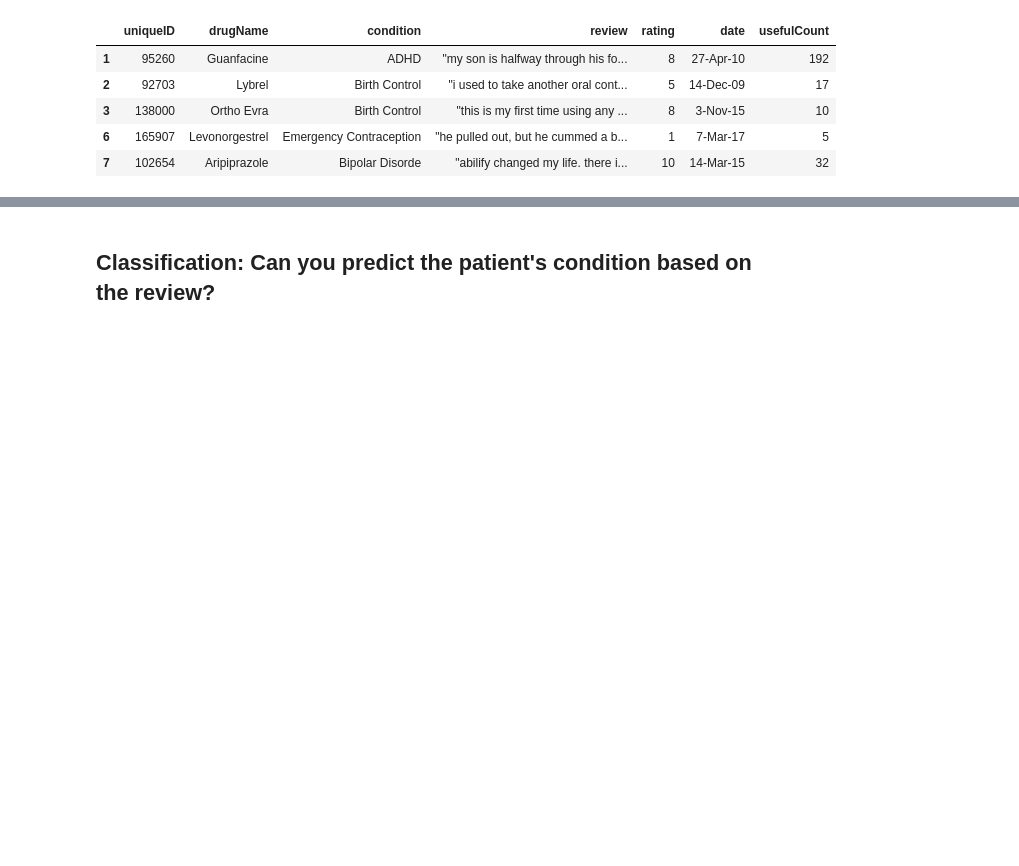
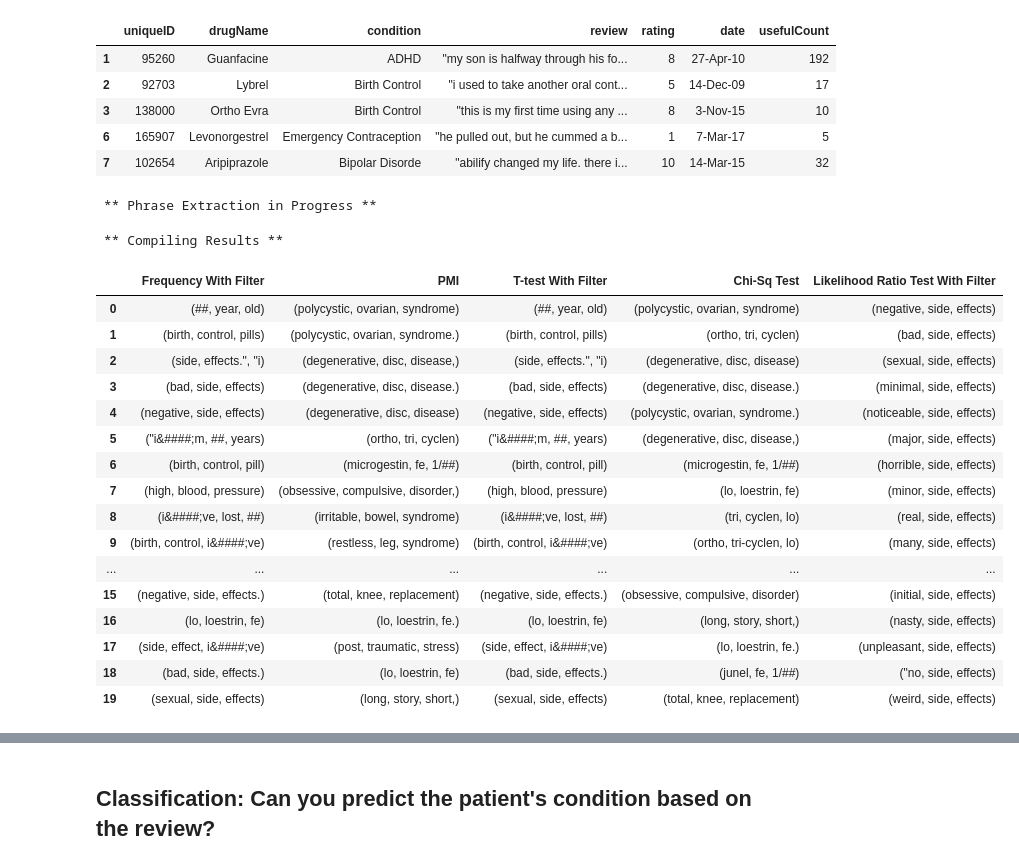
Before and after one commit to 99sbr/NLP-house, a Jupyter notebook: StarSpace/Star Space.ipynb, the cells around one changed output, grey strips where cells are left out. Saved outputs shown, nothing was run; the diff lists cells and outputs as text; code cells hidden in the pictures; blank space fills up the shorter version.

```diff
--- a/StarSpace/Star Space.ipynb
+++ b/StarSpace/Star Space.ipynb
@@ -152,3 +150,16 @@ df_all.head()
 | 3 | 138000 | Ortho Evra | Birth Control | "this is my first time using any ... | 8 | 3-Nov-15 | 10 |
 | 6 | 165907 | Levonorgestrel | Emergency Contraception | "he pulled out, but he cummed a b... | 1 | 7-Mar-17 | 5 |
 | 7 | 102654 | Aripiprazole | Bipolar Disorde | "abilify changed my life. there i... | 10 | 14-Mar-15 | 32 |
+# %%
+df_all_6_10 = df_all[df_all["rating"]>5]
+
+
+df_all_1_5 = df_all[df_all["rating"]<6]
+# %%
+split_reviews_6_10 = df_all_6_10["review"].str.split()
+# turn all text' tokens into one single list
+unlist_reviews_6_10 = [item for items in split_reviews_6_10 for item in items]
+
+split_reviews_1_5 = df_all_1_5["review"].str.split()
+# turn all text' tokens into one single list
+unlist_reviews_1_5 = [item for items in split_reviews_1_5 for item in items]
@@ -154,0 +253,42 @@ df_all.head()
+# %%
+bigrams = nltk.collocations.BigramAssocMeasures()
+trigrams = nltk.collocations.TrigramAssocMeasures()
+bigramFinder = nltk.collocations.BigramCollocationFinder.from_words(
+    unlist_reviews_6_10)
+trigramFinder = nltk.collocations.TrigramCollocationFinder.from_words(
+    unlist_reviews_6_10)
+
+print('\n ** Phrase Extraction in Progress ** \n ')
+freq_tri = freq_trigram_finder(trigramFinder)
+pmi_tri = pmi_trigram_finder(trigramFinder, trigrams)
+t_tri = ttest_trigram_finder(trigramFinder, trigrams)
+chi_tri = chi_trigram_finder(trigramFinder, trigrams)
+lik_tri = likelihood_trigram_finder(trigramFinder, trigrams)
+# %% [output]
+ ** Phrase Extraction in Progress **
+# %%
+print('\n ** Compiling Results ** \n')
+trigramsCompare_6_10 = pd.DataFrame(
+    [freq_tri, pmi_tri, t_tri, chi_tri, lik_tri]).T
+trigramsCompare_6_10.columns = ['Frequency With Filter', 'PMI', 'T-test With Filter', 'Chi-Sq Test',
+                           'Likelihood Ratio Test With Filter']
+trigramsCompare_6_10
+# %% [output]
+ ** Compiling Results **
+|  | Frequency With Filter | PMI | T-test With Filter | Chi-Sq Test | Likelihood Ratio Test With Filter |
+| 0 | (##, year, old) | (polycystic, ovarian, syndrome) | (##, year, old) | (polycystic, ovarian, syndrome) | (negative, side, effects) |
+| 1 | (birth, control, pills) | (polycystic, ovarian, syndrome.) | (birth, control, pills) | (ortho, tri, cyclen) | (bad, side, effects) |
+| 2 | (side, effects.", "i) | (degenerative, disc, disease,) | (side, effects.", "i) | (degenerative, disc, disease) | (sexual, side, effects) |
+| 3 | (bad, side, effects) | (degenerative, disc, disease.) | (bad, side, effects) | (degenerative, disc, disease.) | (minimal, side, effects) |
+| 4 | (negative, side, effects) | (degenerative, disc, disease) | (negative, side, effects) | (polycystic, ovarian, syndrome.) | (noticeable, side, effects) |
+| 5 | ("i&####;m, ##, years) | (ortho, tri, cyclen) | ("i&####;m, ##, years) | (degenerative, disc, disease,) | (major, side, effects) |
+| 6 | (birth, control, pill) | (microgestin, fe, 1/##) | (birth, control, pill) | (microgestin, fe, 1/##) | (horrible, side, effects) |
+| 7 | (high, blood, pressure) | (obsessive, compulsive, disorder,) | (high, blood, pressure) | (lo, loestrin, fe) | (minor, side, effects) |
+| 8 | (i&####;ve, lost, ##) | (irritable, bowel, syndrome) | (i&####;ve, lost, ##) | (tri, cyclen, lo) | (real, side, effects) |
+| 9 | (birth, control, i&####;ve) | (restless, leg, syndrome) | (birth, control, i&####;ve) | (ortho, tri-cyclen, lo) | (many, side, effects) |
+| ... | ... | ... | ... | ... | ... |
+| 15 | (negative, side, effects.) | (total, knee, replacement) | (negative, side, effects.) | (obsessive, compulsive, disorder) | (initial, side, effects) |
+| 16 | (lo, loestrin, fe) | (lo, loestrin, fe.) | (lo, loestrin, fe) | (long, story, short,) | (nasty, side, effects) |
+| 17 | (side, effect, i&####;ve) | (post, traumatic, stress) | (side, effect, i&####;ve) | (lo, loestrin, fe.) | (unpleasant, side, effects) |
+| 18 | (bad, side, effects.) | (lo, loestrin, fe) | (bad, side, effects.) | (junel, fe, 1/##) | ("no, side, effects) |
+| 19 | (sexual, side, effects) | (long, story, short,) | (sexual, side, effects) | (total, knee, replacement) | (weird, side, effects) |
```
Also changed, not shown: parts of 18 cells of this notebook, 17 other files.
